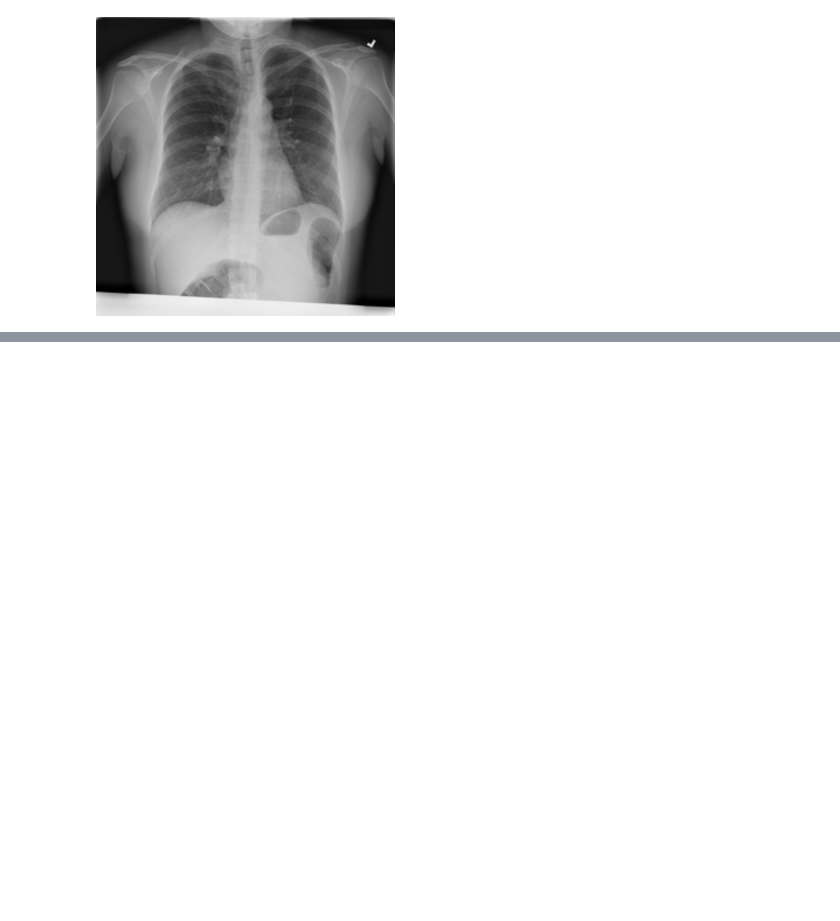
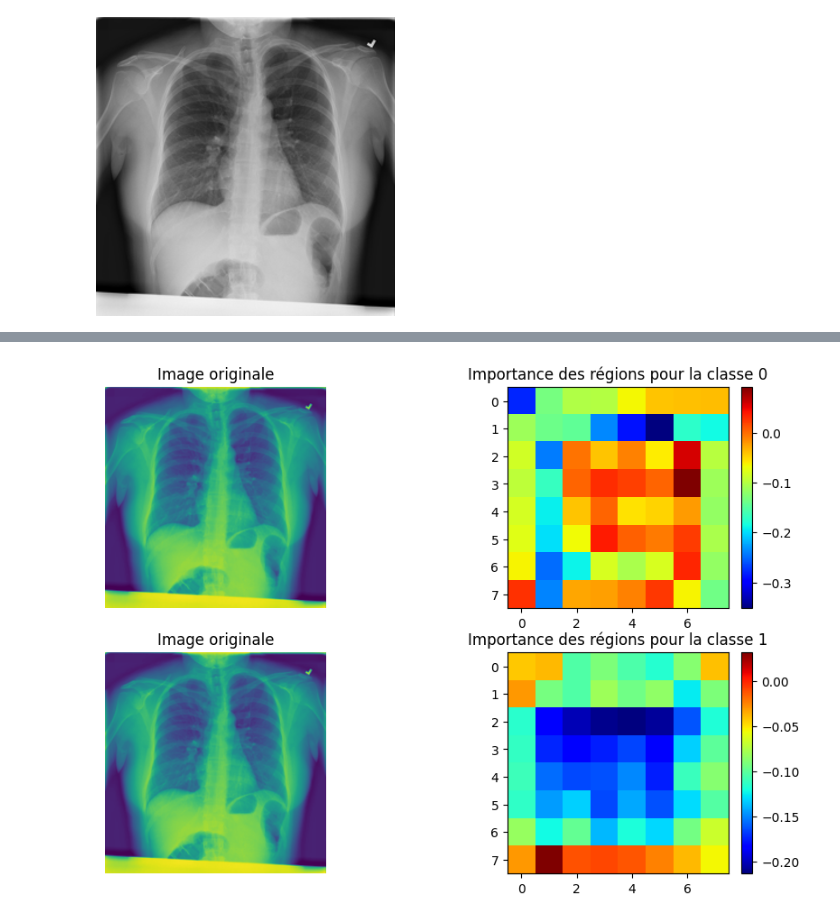
Before and after one commit to CedrickArmel/sep25_alt1_mle_ds_covid1, a Jupyter notebook: notebooks/3_0_model_explicability.ipynb, the cells around one changed output, grey strips where cells are left out. Drawn from its saved outputs; the diff is of its cells as text; code cells hidden in the pictures; blank space fills up the shorter version.

```diff
--- a/notebooks/3_0_model_explicability.ipynb
+++ b/notebooks/3_0_model_explicability.ipynb
@@ -142,0 +159,58 @@ plt.show()
+# %%
+lig = LayerIntegratedGradients(model, model.net.layer4, device_ids=None, multiply_by_inputs=True)
+# %%
+device = "cpu"
+
+def show_importance(model, lig, input_tensor, target=0, device=device):
+    input_tensor = input_tensor.to(device)
+    model.to(device)
+    # Compute the importance score for each input values.
+    attributions, delta = lig.attribute(inputs=input_tensor, target=target,
+                                    return_convergence_delta=True, n_steps=100)
+
+    # Transform the importance score to importance of each token.
+    importance = attributions.sum(dim=1).squeeze(0)
+    importance = importance / torch.norm(importance)
+    importance = importance.cpu().detach().numpy()
+    # Une autre normalisation est possible (similaire à celle du grad-cam)
+    # importance = np.maximum(importance, 0)  # Ne garder que les valeurs positives
+    # importance /= np.max(importance)  # Normaliser la heatmap
+    return importance
+# %%
+
+heatmap_0 = show_importance(model=model, lig=lig, input_tensor=imgt.unsqueeze(0), target=0)
+heatmap_1 = show_importance(model=model, lig=lig, input_tensor=imgt.unsqueeze(0), target=1)
+
+plt.figure(figsize=(10, 7))
+
+# Original image
+plt.subplot(2, 2, 1)
+plt.imshow(img)
+plt.title("Image originale")
+plt.axis("off")
+
+# Heatmap
+plt.subplot(2, 2, 2)
+hm0 = plt.imshow(heatmap_0, cmap="jet")
+plt.title("Importance des régions pour la classe 0")
+
+# Heatmap scale
+plt.colorbar(hm0, fraction=0.046, pad=0.04)
+
+# Original image
+plt.subplot(2, 2, 3)
+plt.imshow(img)
+plt.title("Image originale")
+plt.axis("off")
+
+# Heatmap
+plt.subplot(2, 2, 4)
+hm1 = plt.imshow(heatmap_1, cmap="jet")
+plt.title("Importance des régions pour la classe 1")
+
+# Heatmap scale
+plt.colorbar(hm1, fraction=0.046, pad=0.04)
+
+plt.show()
+# %% [output]
+[figure, added]
```
Also changed, not shown: parts of 5 cells of this notebook.
